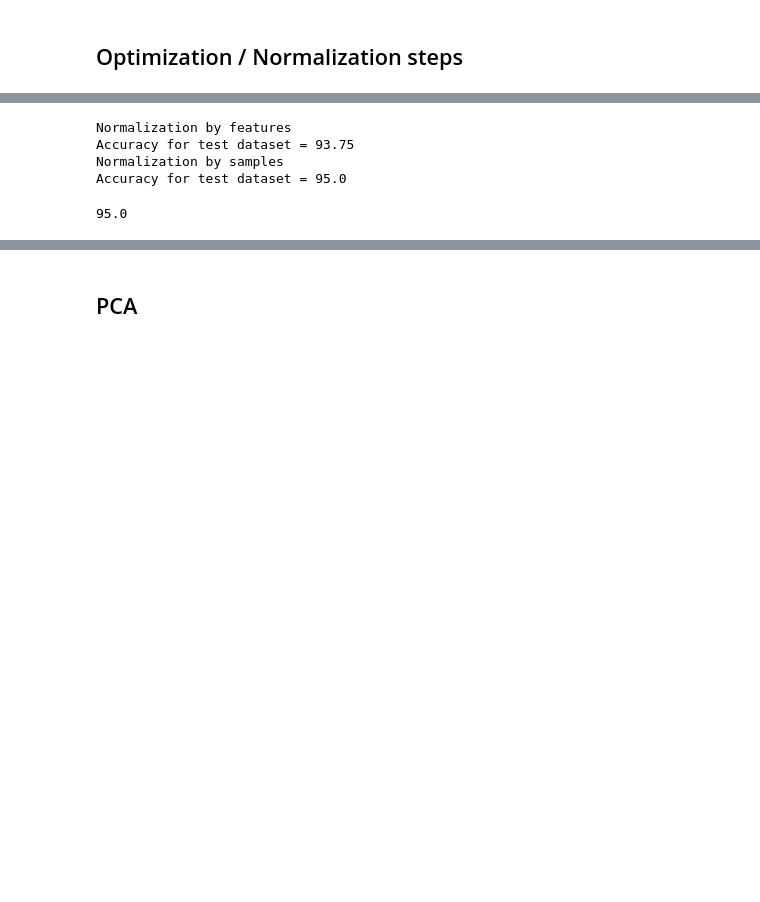
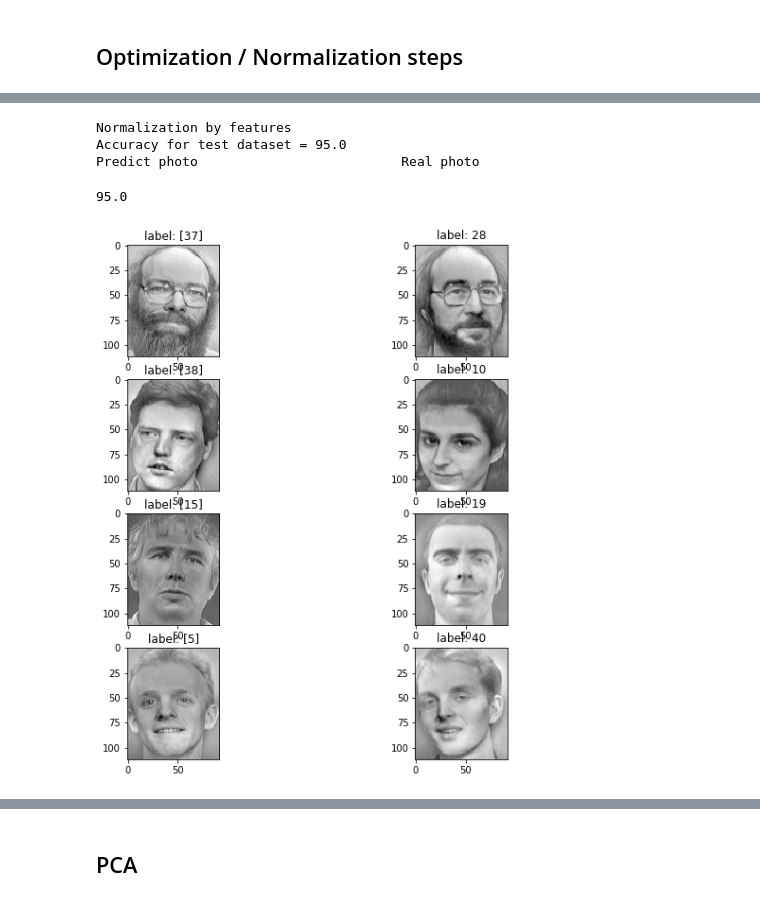
Before and after one commit to vasylcf/face_recognition, a Jupyter notebook: face_recognition_v5.ipynb, the cells around one changed output, grey strips where cells are left out. Cells and saved outputs as stored; diff of their text form; code cells hidden in the pictures; blank space fills up the shorter version.

```diff
--- a/face_recognition_v4.ipynb
+++ b/face_recognition_v5.ipynb
@@ -389,12 +390,10 @@ Accuracy for test dataset = 95.0
 # %%
 # Accuracy for normalized dataset, method - standard score: (X-mu)/sigma
 print('Normalization by features')
-model_face_recognition(train_set,train_labels,test_set,test_labels,show_err=False,norm=2,axis=0)
-print('Normalization by samples')
-model_face_recognition(train_set,train_labels,test_set,test_labels,show_err=False,norm=2,axis=1)
+model_face_recognition(train_set,train_labels,test_set,test_labels,show_err=True,norm=2,axis=0)
 # %% [output]
 Normalization by features
-Accuracy for test dataset = 93.75
-Normalization by samples
 Accuracy for test dataset = 95.0
+Predict photo                          Real photo
 95.0
+[figure, added]
```
Also changed, not shown: parts of 13 cells of this notebook.
